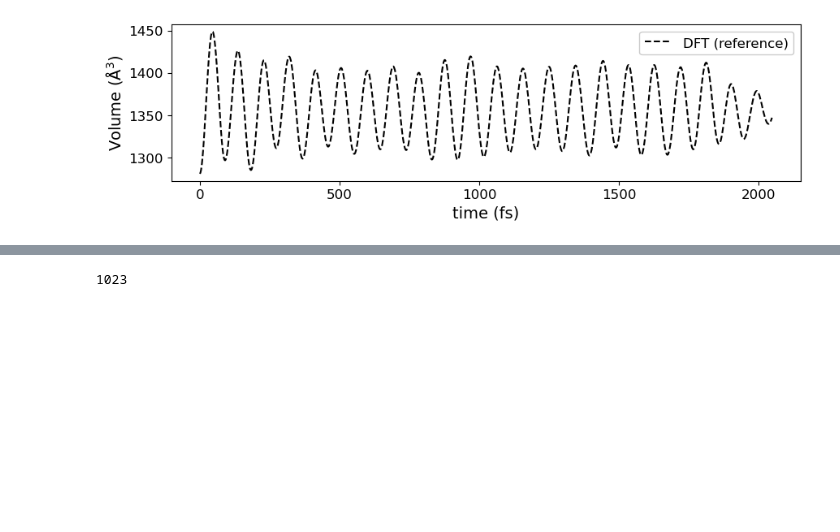
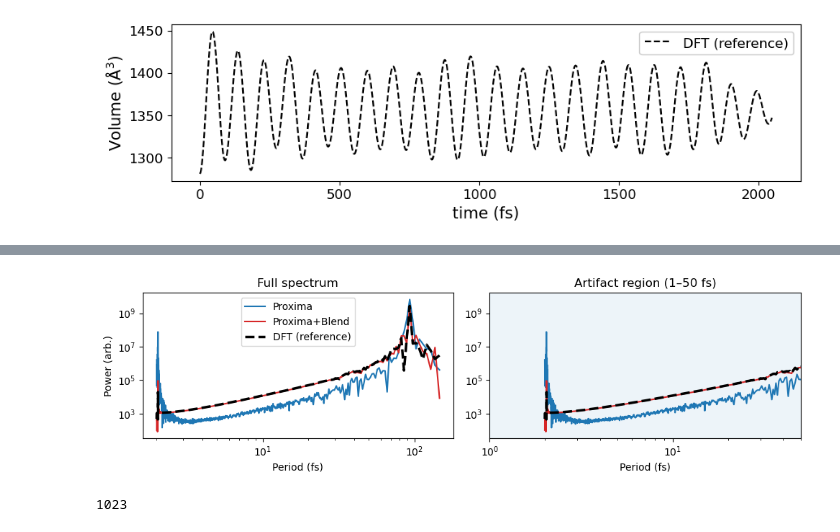
Before and after one commit to globus-labs/cascade, a Jupyter notebook: 2_proxima/1_inspect_npt_runs.ipynb, the cells around one changed output, grey strips where cells are left out. Saved outputs shown, nothing was run; the diff lists cells and outputs as text; code cells hidden in the pictures; blank space fills up the shorter version.

```diff
--- a/2_proxima/1_inspect_npt_runs.ipynb
+++ b/2_proxima/1_inspect_npt_runs.ipynb
@@ -329,3 +414,32 @@ with mpl.rc_context(rc=rc):
+# %%
+keep = periods_prox <150
+# %%
+# Two-panel figure: full spectrum left, artifact region zoomed right
+fig, (ax1, ax2) = plt.subplots(1, 2, figsize=(10, 3))
+
+# Left: full spectrum, log y
+for ax in [ax1, ax2]:
+    ax.plot(periods_prox[keep],  power_prox[keep],  color='tab:blue',                    label='Proxima')
+    ax.plot(periods_blend[keep], power_blend[keep], color='tab:red',                     label='Proxima+Blend')
+    ax.plot(periods_ref[keep],   power_ref[keep],   color='k',        linewidth=2.5, linestyle='dashed',
+        label='DFT (reference)', zorder=5)
+    ax.set_xscale('log')
+    ax.set_yscale('log')
+    ax.set_xlabel('Period (fs)')
+
+ax1.set_ylabel('Power (arb.)')
+ax1.set_title('Full spectrum')
+ax1.legend()
+
+# Right: zoom into artifact region only, exclude physical peak
+ax2.set_xlim(1, 50)
+ax2.set_title('Artifact region (1–50 fs)')
+ax2.axvspan(1, 50, alpha=0.08, color='tab:blue')
+
+plt.tight_layout()
+plt.show()
+# %% [output]
+[figure, added]
 # %%
 traj['step_time'].argmax()
 # %% [output]
```
Also changed, not shown: parts of 6 cells of this notebook, 3 other files.
